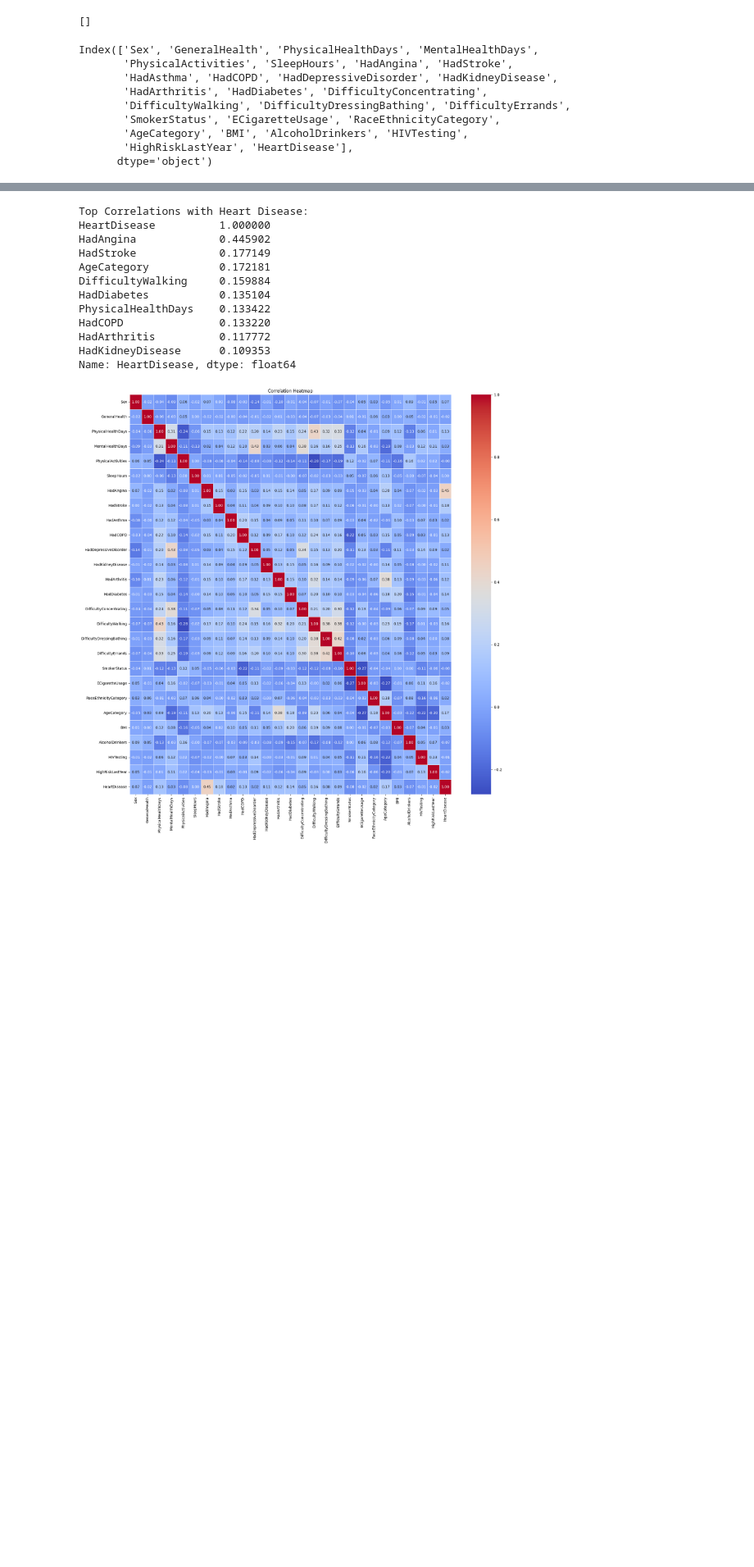
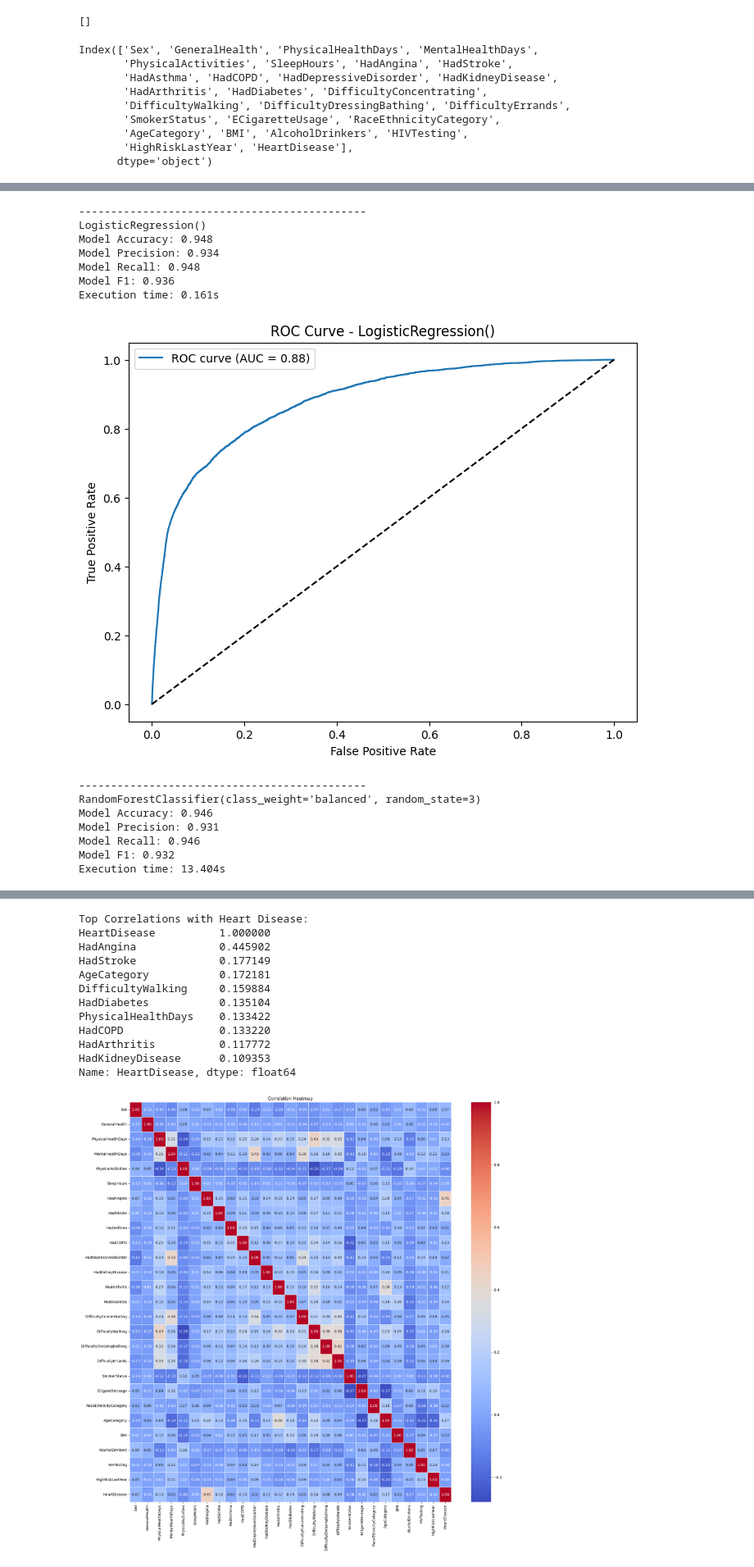
Before and after one commit to RaviMosalpuri/HeartDisease, a Jupyter notebook: Code.ipynb, the cells around one changed output, grey strips where cells are left out. Shown at 82% size. Saved outputs shown, nothing was run; the diff lists cells and outputs as text; code cells hidden in the pictures; blank space fills up the shorter version.

```diff
--- a/Code.ipynb
+++ b/Code.ipynb
@@ -166,7 +171,10 @@ Index(['Sex', 'GeneralHealth', 'PhysicalHealthDays', 'MentalHealthDays',
 # %%
+# Use label encoder to transform categorical columns(columns with non-numerical values)
+dataFrameSL = dataFrame.copy(deep=False)
+
 labelEncoder = LabelEncoder()
-categoricalCols = dataFrame.select_dtypes(include=['object']).columns
+categoricalCols = dataFrameSL.select_dtypes(include=['object']).columns
 
 for column in categoricalCols:
-    dataFrame[column] = labelEncoder.fit_transform(dataFrame[column])
+    dataFrameSL[column] = labelEncoder.fit_transform(dataFrameSL[column])
 # %% [markdown]
@@ -174,7 +182,7 @@ for column in categoricalCols:
 # %%
 # Separate features and target
-X = dataFrame.drop(columns=['HeartDisease'], axis=1)
-y = dataFrame['HeartDisease']
+X = dataFrameSL.drop(columns=['HeartDisease'], axis=1)
+y = dataFrameSL['HeartDisease']
 
 # Split into training and test sets
 X_train, X_test, y_train, y_test = train_test_split(X, y, test_size=0.3, random_state=3)
@@ -182,4 +190,4 @@ X_train, X_test, y_train, y_test = train_test_split(X, y, test_size=0.3, random_
 # Normalize numerical features
 scaler = StandardScaler()
 X_train_scaled = scaler.fit_transform(X_train)
-X_test_scaled = scaler.transform(X_test)
+X_test_scaled = scaler.fit_transform(X_test)
@@ -185,0 +198,67 @@ X_test_scaled = scaler.transform(X_test)
+# %%
+# Use Logistic Regression and Random Forest Classifier
+logisticRegressionObj = LogisticRegression()
+randomForestClassifierObj = RandomForestClassifier(n_estimators=100, random_state=3, class_weight='balanced')
+
+models = [
+          # Logistic regression
+          logisticRegressionObj,
+
+          # Random Forest Classifier
+          randomForestClassifierObj,
+         ]
+
+for model in models:
+    print("---------------------------------------------")
+    print(f"{model}")
+
+    startTime = time.time()
+
+    # Fit the model with training set
+    model.fit(X_train_scaled, y_train)
+
+    # Predict using the model and test set
+    y_pred = model.predict(X_test_scaled)
+
+    executionTime = time.time() - startTime
+
+    # Model scores
+    accuracy = accuracy_score(y_test, y_pred)
+    precision = precision_score(y_test, y_pred, average='weighted')
+    recall = recall_score(y_test, y_pred, average='weighted')
+    f1 = f1_score(y_test, y_pred, average='weighted')
+    print(f"Model Accuracy: {accuracy:.3f}")
+    print(f"Model Precision: {precision:.3f}")
+    print(f"Model Recall: {recall:.3f}")
+    print(f"Model F1: {f1:.3f}")
+    print(f"Execution time: {executionTime:.3f}s")
+
+    # ROC Curve
+    y_pred_proba = model.predict_proba(X_test_scaled)[:, 1]
+    fpr, tpr, _ = roc_curve(y_test, y_pred_proba)
+    roc_auc = auc(fpr, tpr)
+
+    plt.figure(figsize=(8, 6))
+    plt.plot(fpr, tpr, label=f'ROC curve (AUC = {roc_auc:.2f})')
+    plt.plot([0, 1], [0, 1], 'k--')
+    plt.xlabel('False Positive Rate')
+    plt.ylabel('True Positive Rate')
+    plt.title(f'ROC Curve - {model}')
+    plt.legend()
+    plt.show()
+# %% [output]
+---------------------------------------------
+LogisticRegression()
+Model Accuracy: 0.948
+Model Precision: 0.934
+Model Recall: 0.948
+Model F1: 0.936
+Execution time: 0.161s
+[figure, added]
+---------------------------------------------
+RandomForestClassifier(class_weight='balanced', random_state=3)
+Model Accuracy: 0.946
+Model Precision: 0.931
+Model Recall: 0.946
+Model F1: 0.932
+Execution time: 13.404s
```
Also changed, not shown: parts of 31 cells of this notebook.
